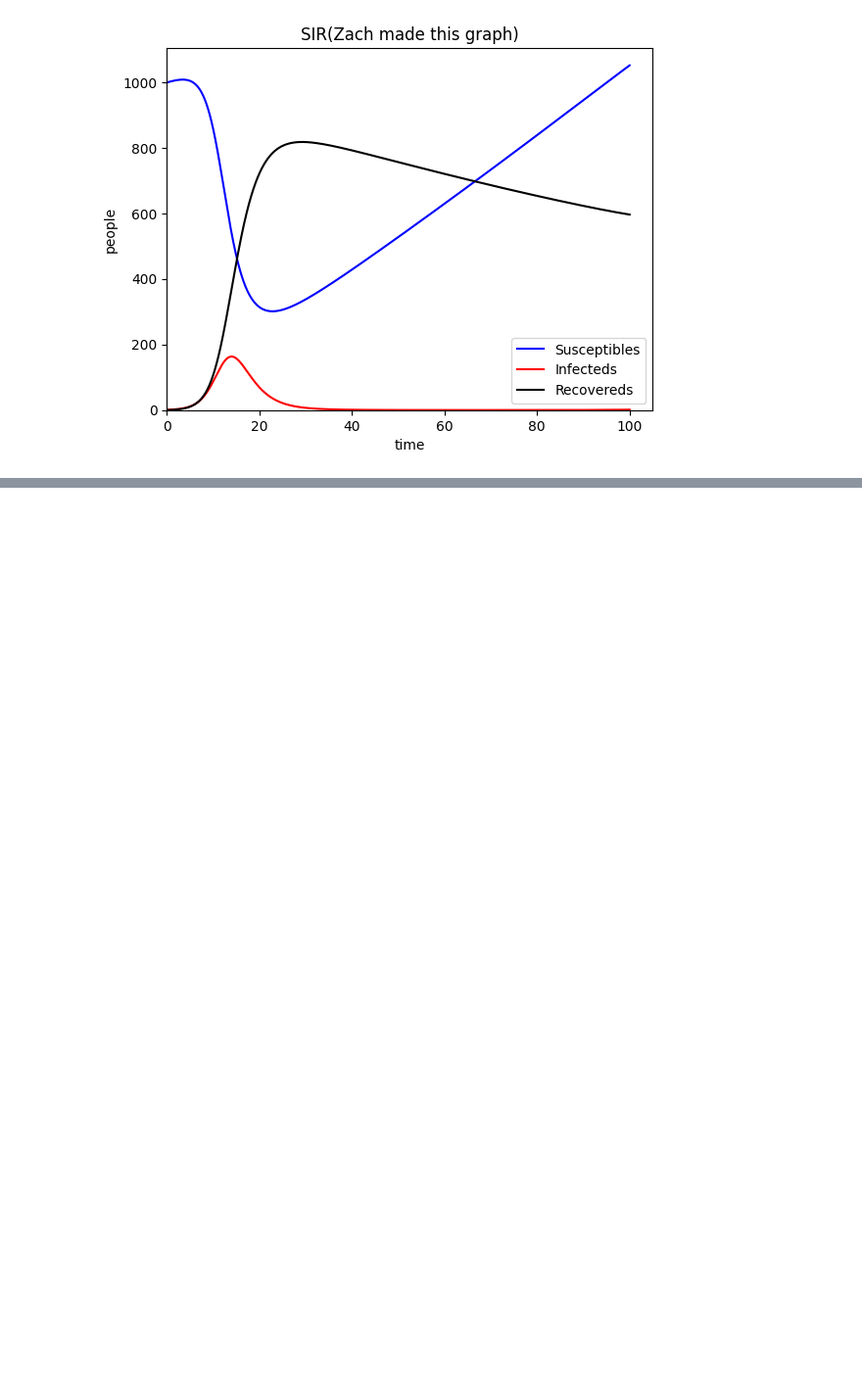
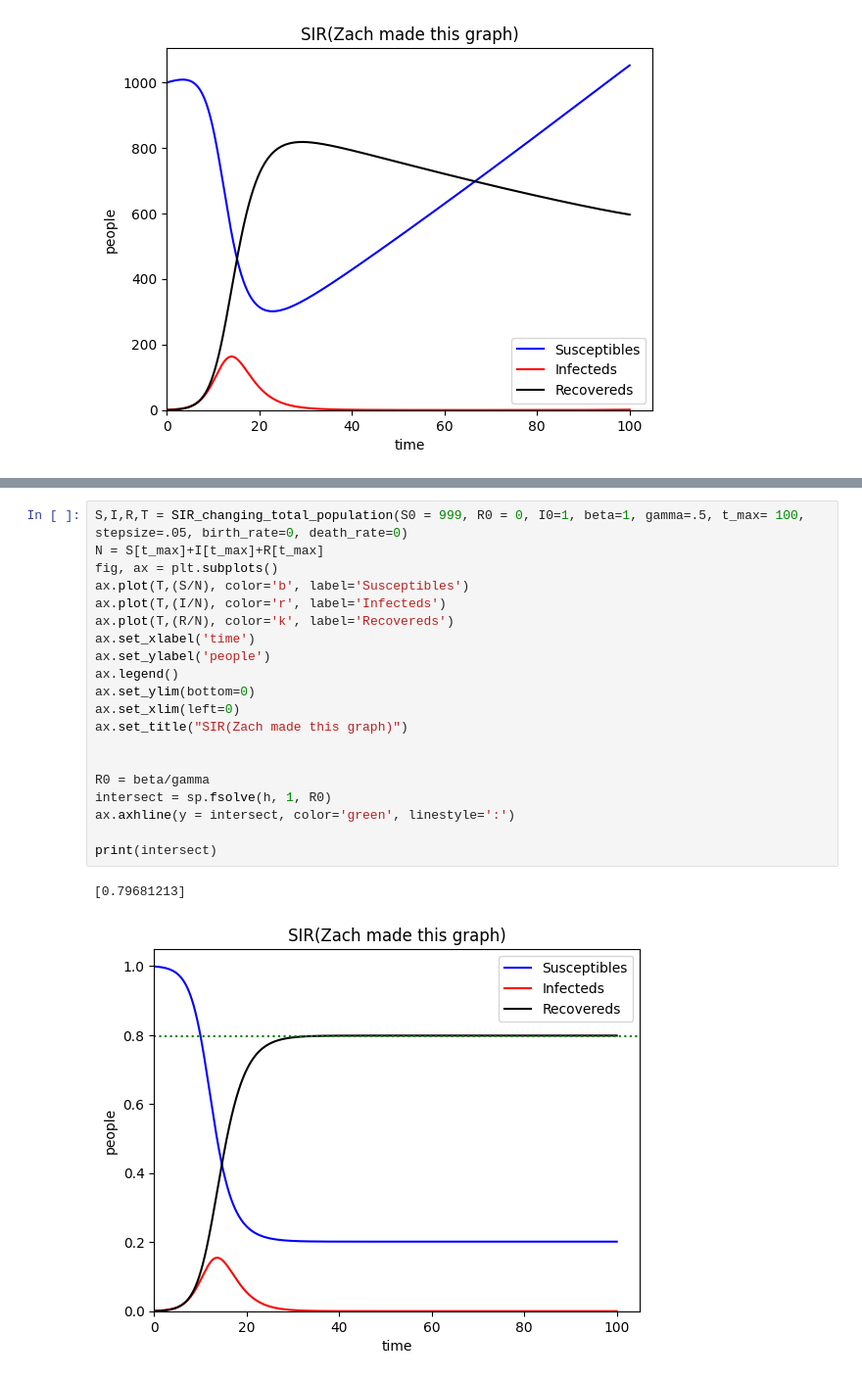
Before and after one commit to zconroy26/modeling-infectious-disease, a Jupyter notebook: homework1.ipynb, the cells around one changed output, grey strips where cells are left out. Shown: that part at 98% size. Saved outputs shown, nothing was run; the diff lists cells and outputs as text; blank space fills up the shorter version.

```diff
--- a/homework1.ipynb
+++ b/homework1.ipynb
@@ -66,0 +110,23 @@ Text(0.5, 1.0, 'SIR(Zach made this graph)')
+# %%
+S,I,R,T = SIR_changing_total_population(S0 = 999, R0 = 0, I0=1, beta=1, gamma=.5, t_max= 100, stepsize=.05, birth_rate=0, death_rate=0)
+N = S[t_max]+I[t_max]+R[t_max]
+fig, ax = plt.subplots()
+ax.plot(T,(S/N), color='b', label='Susceptibles')
+ax.plot(T,(I/N), color='r', label='Infecteds')
+ax.plot(T,(R/N), color='k', label='Recovereds')
+ax.set_xlabel('time')
+ax.set_ylabel('people')
+ax.legend()
+ax.set_ylim(bottom=0)
+ax.set_xlim(left=0)
+ax.set_title("SIR(Zach made this graph)")
+
+
+R0 = beta/gamma
+intersect = sp.fsolve(h, 1, R0)
+ax.axhline(y = intersect, color='green', linestyle=':')
+
+print(intersect)
+# %% [output]
+[0.79681213]
+[figure, added]
```
Also changed, not shown: parts of 2 cells of this notebook.
